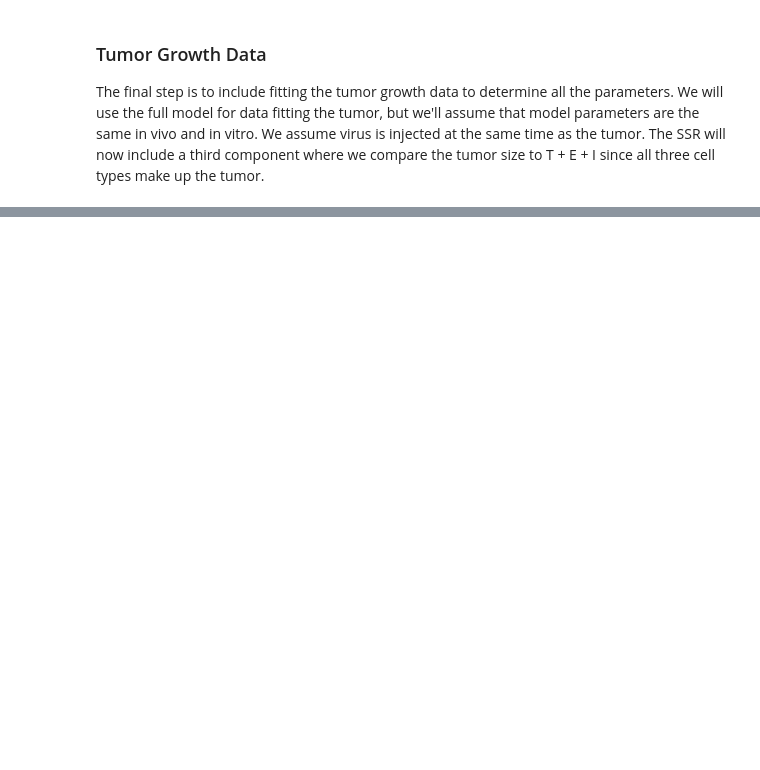
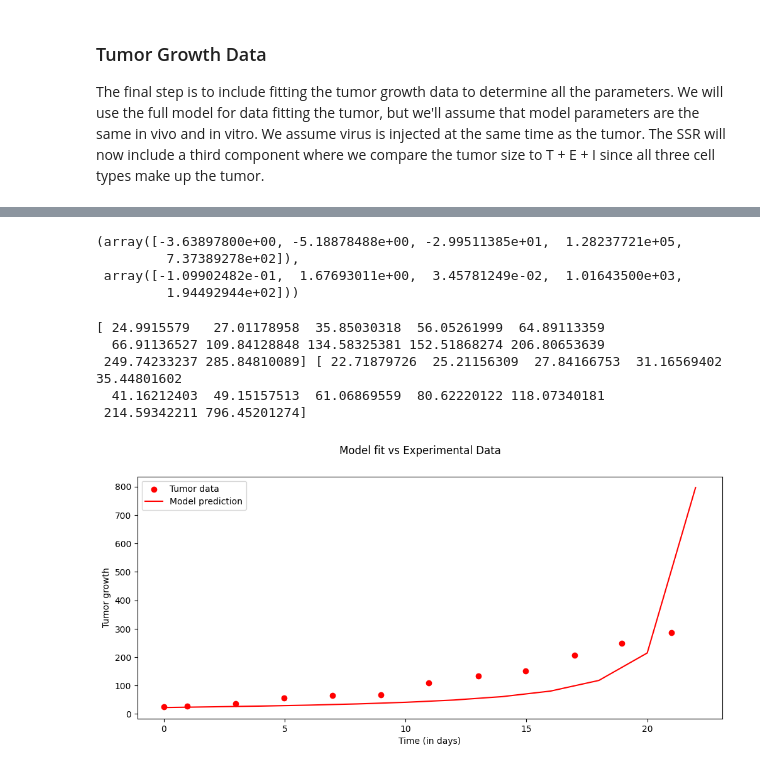
Before and after one commit to ayoayoagboola/oncolytic, a Jupyter notebook: characterization of oncolytic VSV-IFN-γ 1.ipynb, the cells around one changed output, grey strips where cells are left out. Drawn from its saved outputs; the diff is of its cells as text; code cells hidden in the pictures; blank space fills up the shorter version.

```diff
--- a/characterization of oncolytic VSV-IFN-γ 1.ipynb
+++ b/characterization of oncolytic VSV-IFN-γ 1.ipynb
@@ -474,0 +699,3 @@ def solve_full_model(params, t_eval, T0):
+# %%
+_, _, _, _, _, n_p, a_p, _ = params_parent
+_, _, _, _, _, n_ifn, a_ifn, _ = params_IFN
@@ -474,0 +751,10 @@ def solve_full_model(params, t_eval, T0):
+# %%
+fn_p, fa_p, fg_p, f_agrowth, f_bgrowth = final_p_parent
+in_p, ia_p, ig_p, i_agrowth, i_bgrowth = final_p_IFN
+
+final_p_parent, final_p_IFN
+# %% [output]
+(array([-3.63897800e+00, -5.18878488e+00, -2.99511385e+01,  1.28237721e+05,
+         7.37389278e+02]),
+ array([-1.09902482e-01,  1.67693011e+00,  3.45781249e-02,  1.01643500e+03,
+         1.94492944e+02]))
@@ -474,0 +773,47 @@ def solve_full_model(params, t_eval, T0):
+# %%
+def full_model_dynamics(t, y, B, k, d, p, c, n, a, e, g, a_growth, b_growth):
+    T, E, I, V, F = y
+
+    dTdt = ((a_growth * T)/(T + b_growth))*T - ((B * T * V) / (1 + e * F))                    # uninfected cells get infected
+    dEdt = ((B * T * V) / (1 + e * F)) - k * E             # eclipse phase cells
+    dIdt = k * E - d * I - g * I * F                # infectious cells
+    dVdt = p * I - c * V                    # virus particles
+    dFdt = n * I - a * F              # interferon production
+
+    return [dTdt, dEdt, dIdt, dVdt, dFdt]
+# %%
+def simulate_model(y0, params, t_span, t_eval):
+    sol = solve_ivp(full_model_dynamics, t_span, y0_g, t_eval=t_eval, args=tuple(params), method="LSODA", rtol=1e-8, atol=1e-10)
+    return sol.t, sol.y.T
+
+# pick condition (parent virus or virus+IFN)
+t_sim = np.linspace(0, max(IFN_1B[:,0].max(), IFN_2B[:,0].max()), 200)
+t_out, sol = simulate_model(y0, f_params_IFN, t_span, t_eval)
+
+T_pred = sol[:, 0]  # IFN
+E_pred = sol[:, 1]  # virus
+I_pred = sol[:, 2]  # IFN
+V_pred = sol[:, 3]  # virus
+F_pred = sol[:, 4]  # IFN
+
+# plot overlays
+fig, ax = plt.subplots(1, 1, figsize=(12,5))
+
+ax.scatter(t_tumor_IFN, tumor_IFN, label="Tumor data", color="red")
+ax.plot(t_out, T_pred + E_pred + I_pred, label="Model prediction", color="red")
+ax.set_xlabel("Time (in days)")
+ax.set_ylabel("Tumor growth")
+ax.legend()
+
+
+print(tumor_IFN, T_pred + E_pred + I_pred)
+
+plt.suptitle("Model fit vs Experimental Data")
+plt.show()
+# %% [output]
+[ 24.9915579   27.01178958  35.85030318  56.05261999  64.89113359
+  66.91136527 109.84128848 134.58325381 152.51868274 206.80653639
+ 249.74233237 285.84810089] [ 22.71879726  25.21156309  27.84166753  31.16569402  35.44801602
+  41.16212403  49.15157513  61.06869559  80.62220122 118.07340181
+ 214.59342211 796.45201274]
+[figure, added]
```
Also changed, not shown: parts of 20 cells of this notebook.
